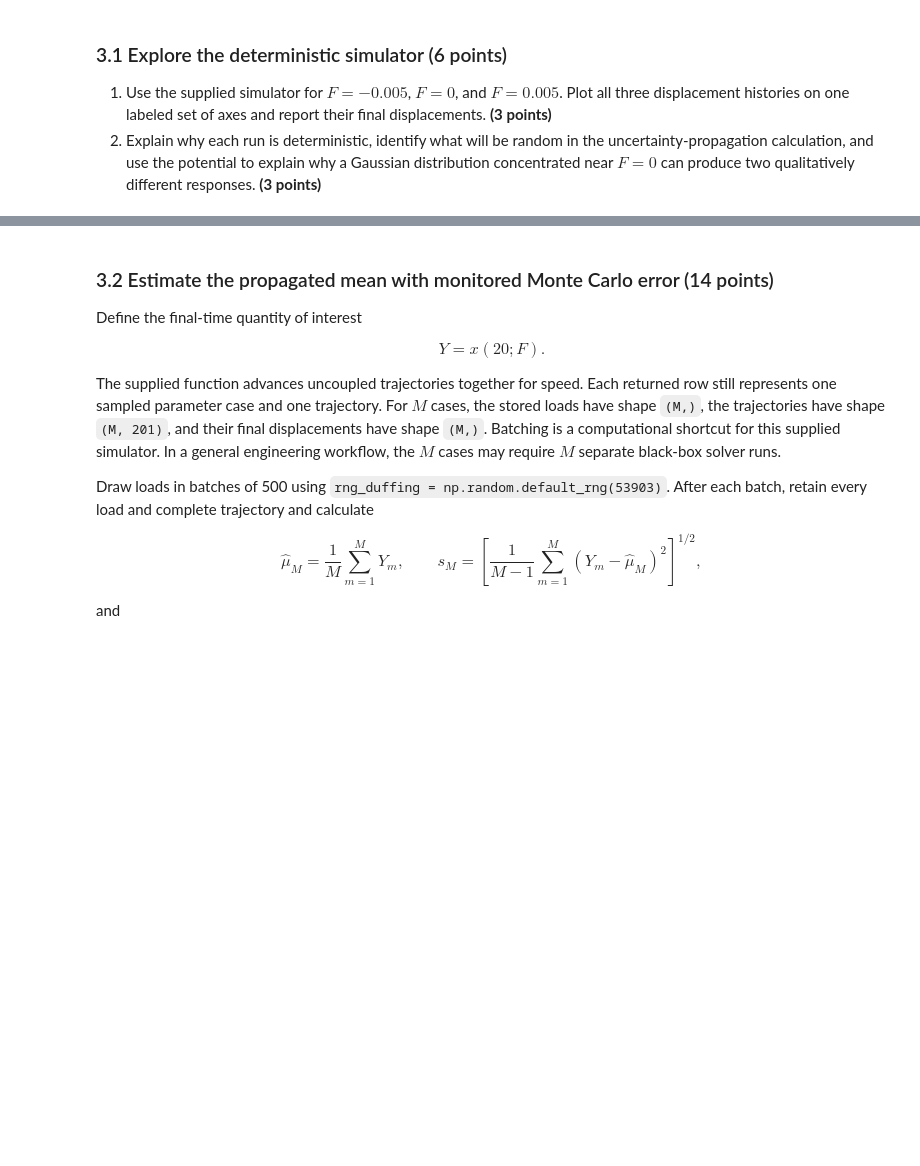
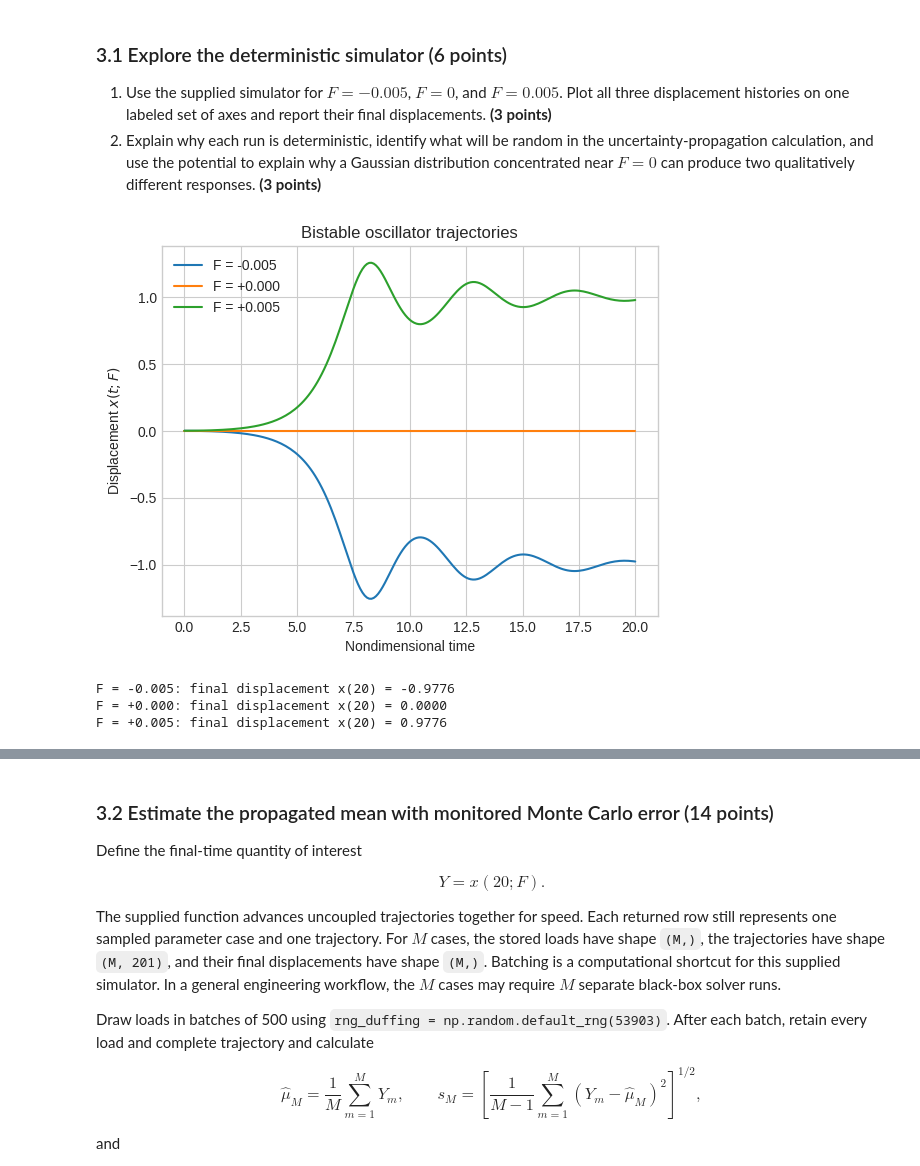
Before and after one commit to Harishteja/ML, a Jupyter notebook: lecturebook/homework/homework-02.ipynb, the cells around one changed output, grey strips where cells are left out. Cells and saved outputs as stored; diff of their text form; code cells hidden in the pictures; blank space fills up the shorter version.

```diff
--- a/lecturebook/homework/homework-02.ipynb
+++ b/lecturebook/homework/homework-02.ipynb
@@ -1649,7 +1649,24 @@ def simulate_bistable(loads, times=BISTABLE_TIMES):
 # %%
 test_loads = np.array([-0.005, 0.0, 0.005])
 test_trajectories = simulate_bistable(test_loads)
 
 # Plot the three trajectories and report their final displacements.
 # YOUR CODE HERE
+plt.figure()
+for load, trajectory in zip(test_loads, test_trajectories):
+    plt.plot(BISTABLE_TIMES, trajectory, label=f"F = {load:+.3f}")
+plt.xlabel("Nondimensional time")
+plt.ylabel("Displacement $x(t;F)$")
+plt.title("Bistable oscillator trajectories")
+plt.legend()
+plt.show()
+
+final_displacements = test_trajectories[:, -1]
+for load, final_x in zip(test_loads, final_displacements):
+    print(f"F = {load:+.3f}: final displacement x(20) = {final_x:.4f}")
+# %% [output]
+[figure, added]
+F = -0.005: final displacement x(20) = -0.9776
+F = +0.000: final displacement x(20) = 0.0000
+F = +0.005: final displacement x(20) = 0.9776
 # %% [markdown]
```
Also changed, not shown: parts of 7 cells of this notebook.
